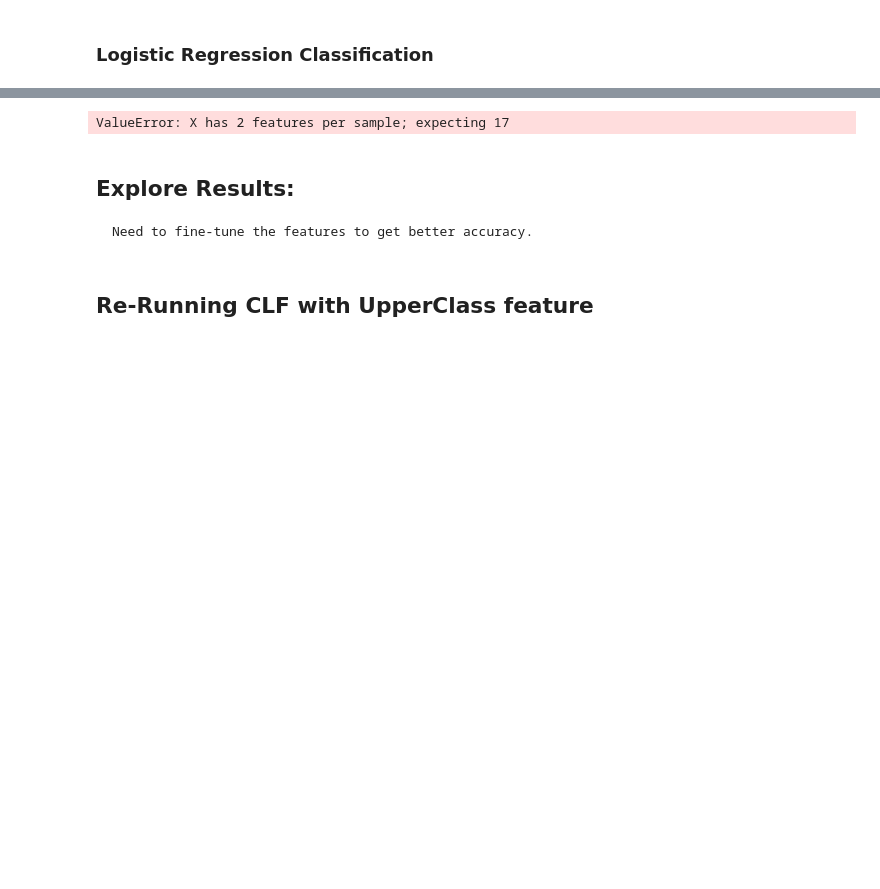
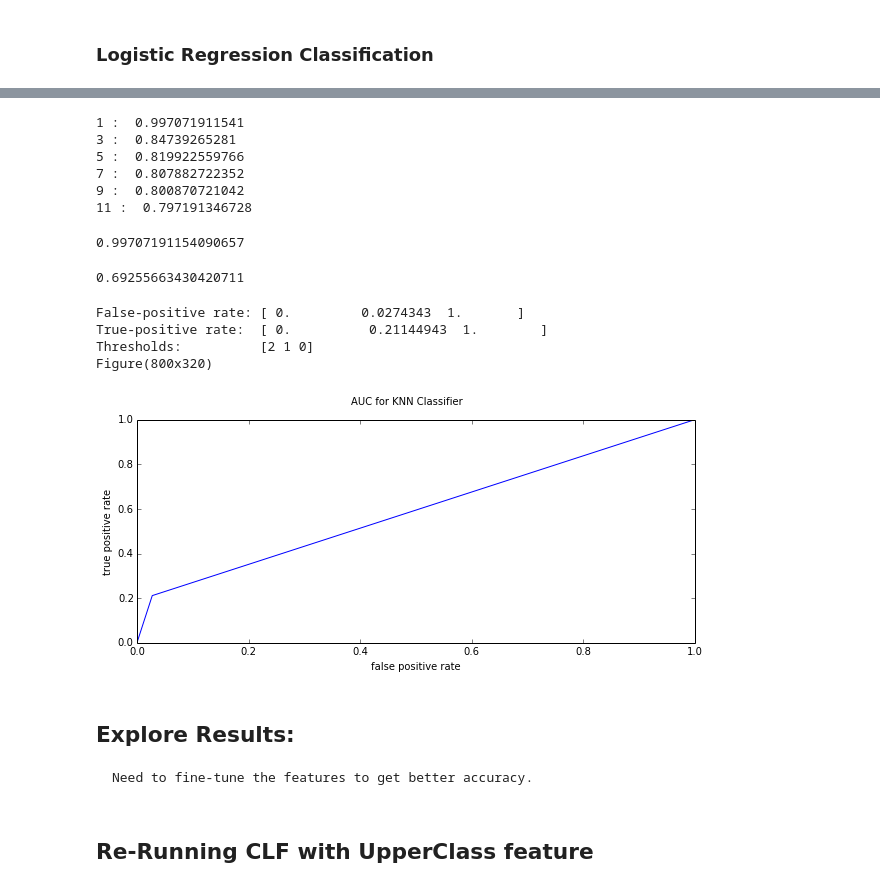
Before and after one commit to datadave/GADS9-NYC-Spring2014-Students, a Jupyter notebook: lab_submissions/project02/csheehan/project02.ipynb, the cells around one changed output, grey strips where cells are left out. Saved outputs shown, nothing was run; the diff lists cells and outputs as text; code cells hidden in the pictures; blank space fills up the shorter version.

```diff
--- a/lab_submissions/project02/csheehan/project02.ipynb
+++ b/lab_submissions/project02/csheehan/project02.ipynb
@@ -897,3 +934,52 @@ Test Accuracy:  0.782651410079
+# %%
+#Find best K for KNN
+nn = arange(1,12,2)
+for n in nn:
+    knn_clf = KNeighborsClassifier(n_neighbors = n)
+    knn_fit = knn_clf.fit(X_train_minLimit, y_train_minLimit)
+    print n, ": ", knn_clf.score(X_train_minLimit, y_train_minLimit)
+
+#Best K = 1?
+# %% [output]
+1 :  0.997071911541
+3 :  0.84739265281
+5 :  0.819922559766
+7 :  0.807882722352
+9 :  0.800870721042
+11 :  0.797191346728
+# %%
+knn_clf = KNeighborsClassifier(n_neighbors = 1)
+knn_fit = knn_clf.fit(X_train_minLimit, y_train_minLimit)
+knn_clf.score(X_train_minLimit, y_train_minLimit)
+# %% [output]
+0.99707191154090657
+# %%
+knn_clf.score(X_test_minLimit, y_test_minLimit)
+# %% [output]
+0.69255663430420711
+# %%
+fig = plt.figure()
+fig.set_figwidth(10)
+fig.suptitle('AUC for KNN Classifier')
+
+fpr, tpr, thresholds = metrics.roc_curve(y_train_minLimit,knn_clf.predict(X_train_minLimit))
+ax2 = plt.subplot(1, 1,1)
+ax2.set_xlabel('false positive rate')
+ax2.set_ylabel('true positive rate')
+ax2.plot(fpr, tpr)
+
+
+print "False-positive rate:", fpr
+print "True-positive rate: ", tpr
+print "Thresholds:         ", thresholds
+
+print fig
+# %% [output]
+False-positive rate: [ 0.         0.0274343  1.       ]
+True-positive rate:  [ 0.          0.21144943  1.        ]
+Thresholds:          [2 1 0]
+Figure(800x320)
+[figure, added]
 # %%
 ## PLOT JUST THE TEST SET WITH TRAINING BOUNDARIES
 h = .01 # step size in the mesh for visualizing
@@ -974,7 +1060,3 @@ def makeplot_test(classifier):
     pl.size(5)
 
     pl.show()
-# %%
-makeplot_train(log_fit)
-# %% [output]
-ValueError: X has 2 features per sample; expecting 17
```
Also changed, not shown: parts of 54 cells of this notebook.
